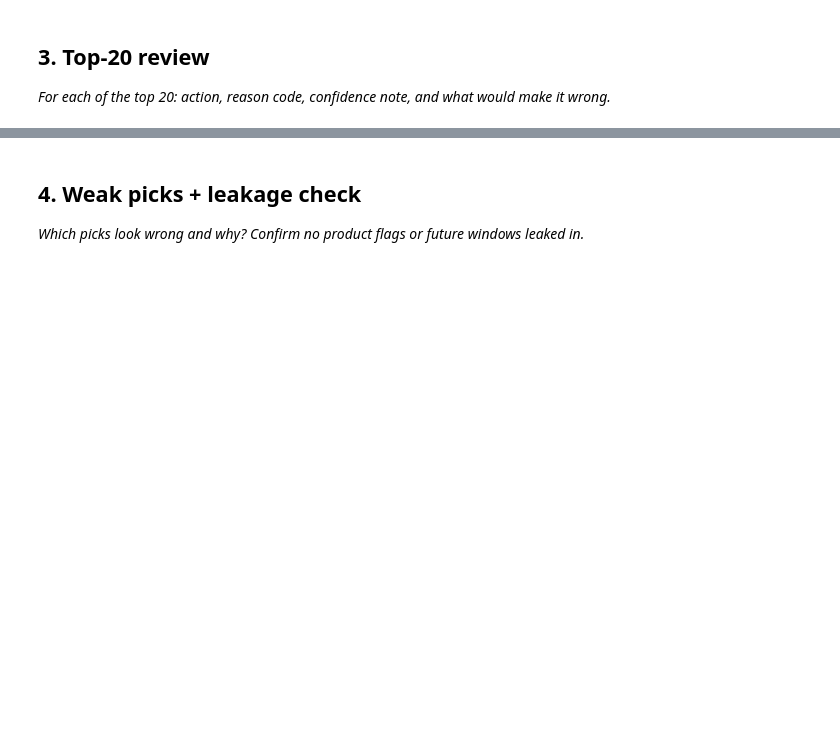
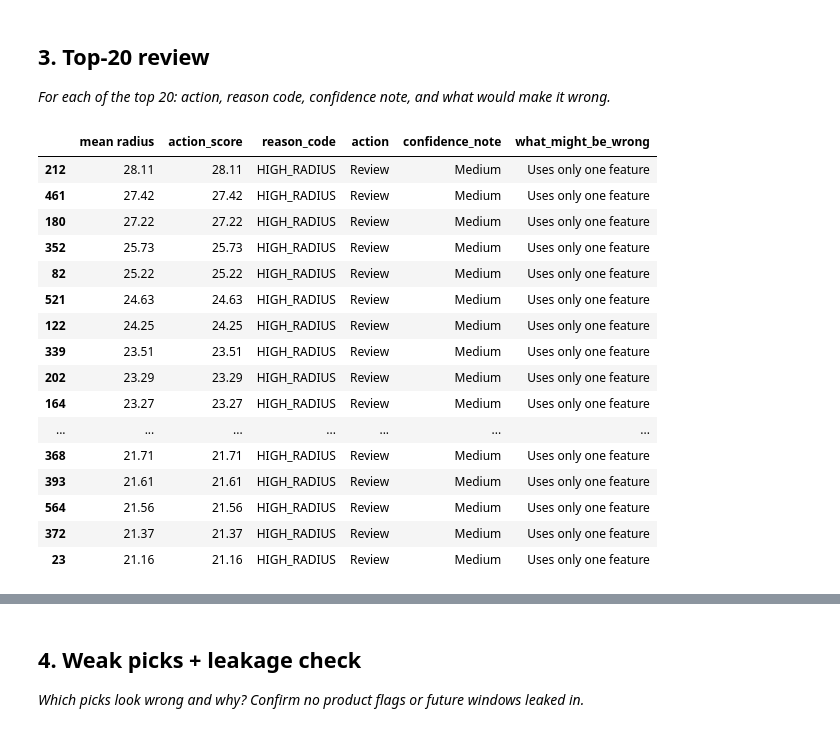
Before and after one commit to taskin789/flyrank-ai-taskin-, a Jupyter notebook: work/notebooks/w04_baseline_score.ipynb, the cells around one changed output, grey strips where cells are left out. Cells and saved outputs as stored; diff of their text form; code cells hidden in the pictures; blank space fills up the shorter version.

```diff
--- a/work/notebooks/w04_baseline_score.ipynb
+++ b/work/notebooks/w04_baseline_score.ipynb
@@ -20,3 +59,14 @@ This skeleton is yours to fill. Work the sections **in order** — each one has
 # %%
 # This cell is for CODE (numbers, a query, a check).
 # Write your text answer in the cell ABOVE this one — typing sentences here breaks Run All.
+# Rank records
+ranked_df = df.sort_values(by="action_score", ascending=False)
+
+# Create output folder
+os.makedirs("work/outputs", exist_ok=True)
+
+# Save CSV
+ranked_df.to_csv("work/outputs/baseline_action_score.csv", index=False)
+
+print("CSV saved successfully.")
+ranked_df.head()
@@ -27,3 +92,36 @@ This skeleton is yours to fill. Work the sections **in order** — each one has
 # %%
 # This cell is for CODE (numbers, a query, a check).
 # Write your text answer in the cell ABOVE this one — typing sentences here breaks Run All.
+## Top-20 Review
+top20 = ranked_df.head(20).copy()
+
+top20["action"] = "Review"
+top20["confidence_note"] = "Medium"
+top20["what_might_be_wrong"] = "Uses only one feature"
+
+top20[[
+    "mean radius",
+    "action_score",
+    "reason_code",
+    "action",
+    "confidence_note",
+    "what_might_be_wrong"
+]]
+# %% [output]
+|  | mean radius | action_score | reason_code | action | confidence_note | what_might_be_wrong |
+| 212 | 28.11 | 28.11 | HIGH_RADIUS | Review | Medium | Uses only one feature |
+| 461 | 27.42 | 27.42 | HIGH_RADIUS | Review | Medium | Uses only one feature |
+| 180 | 27.22 | 27.22 | HIGH_RADIUS | Review | Medium | Uses only one feature |
+| 352 | 25.73 | 25.73 | HIGH_RADIUS | Review | Medium | Uses only one feature |
+| 82 | 25.22 | 25.22 | HIGH_RADIUS | Review | Medium | Uses only one feature |
+| 521 | 24.63 | 24.63 | HIGH_RADIUS | Review | Medium | Uses only one feature |
+| 122 | 24.25 | 24.25 | HIGH_RADIUS | Review | Medium | Uses only one feature |
+| 339 | 23.51 | 23.51 | HIGH_RADIUS | Review | Medium | Uses only one feature |
+| 202 | 23.29 | 23.29 | HIGH_RADIUS | Review | Medium | Uses only one feature |
+| 164 | 23.27 | 23.27 | HIGH_RADIUS | Review | Medium | Uses only one feature |
+| ... | ... | ... | ... | ... | ... | ... |
+| 368 | 21.71 | 21.71 | HIGH_RADIUS | Review | Medium | Uses only one feature |
+| 393 | 21.61 | 21.61 | HIGH_RADIUS | Review | Medium | Uses only one feature |
+| 564 | 21.56 | 21.56 | HIGH_RADIUS | Review | Medium | Uses only one feature |
+| 372 | 21.37 | 21.37 | HIGH_RADIUS | Review | Medium | Uses only one feature |
+| 23 | 21.16 | 21.16 | HIGH_RADIUS | Review | Medium | Uses only one feature |
```
Also changed, not shown: parts of 7 cells of this notebook.
